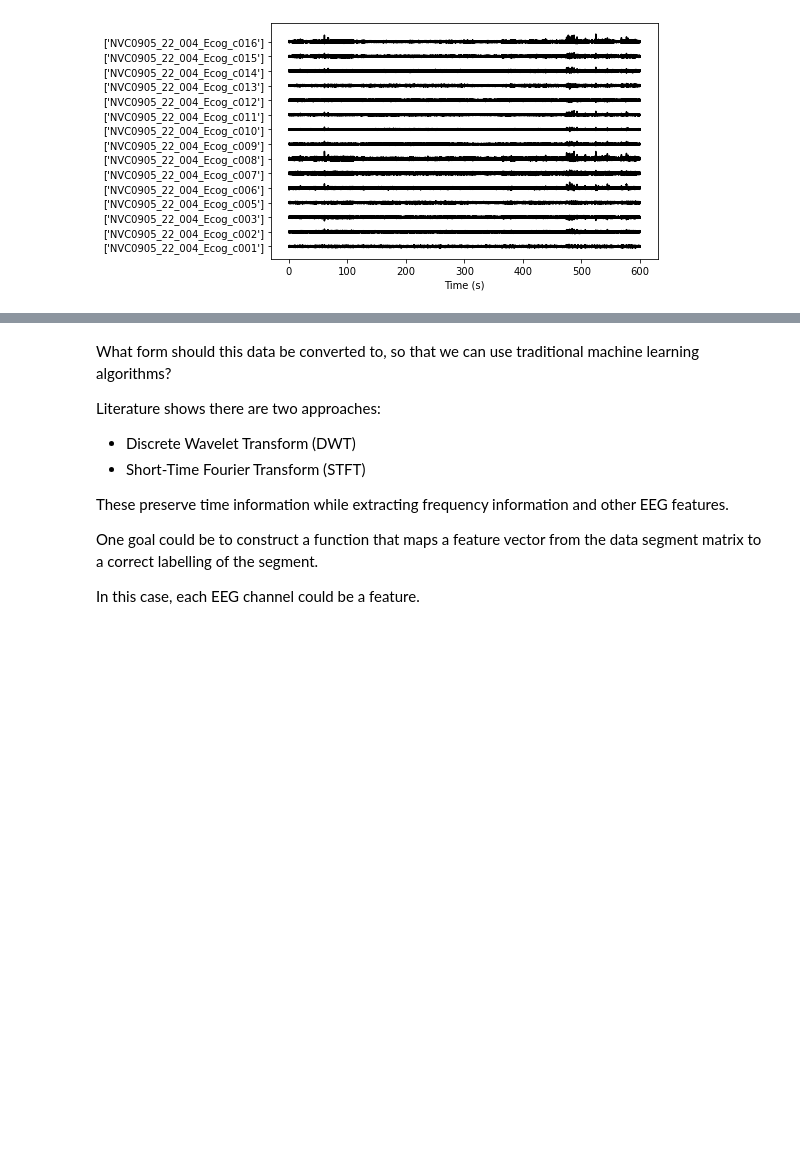
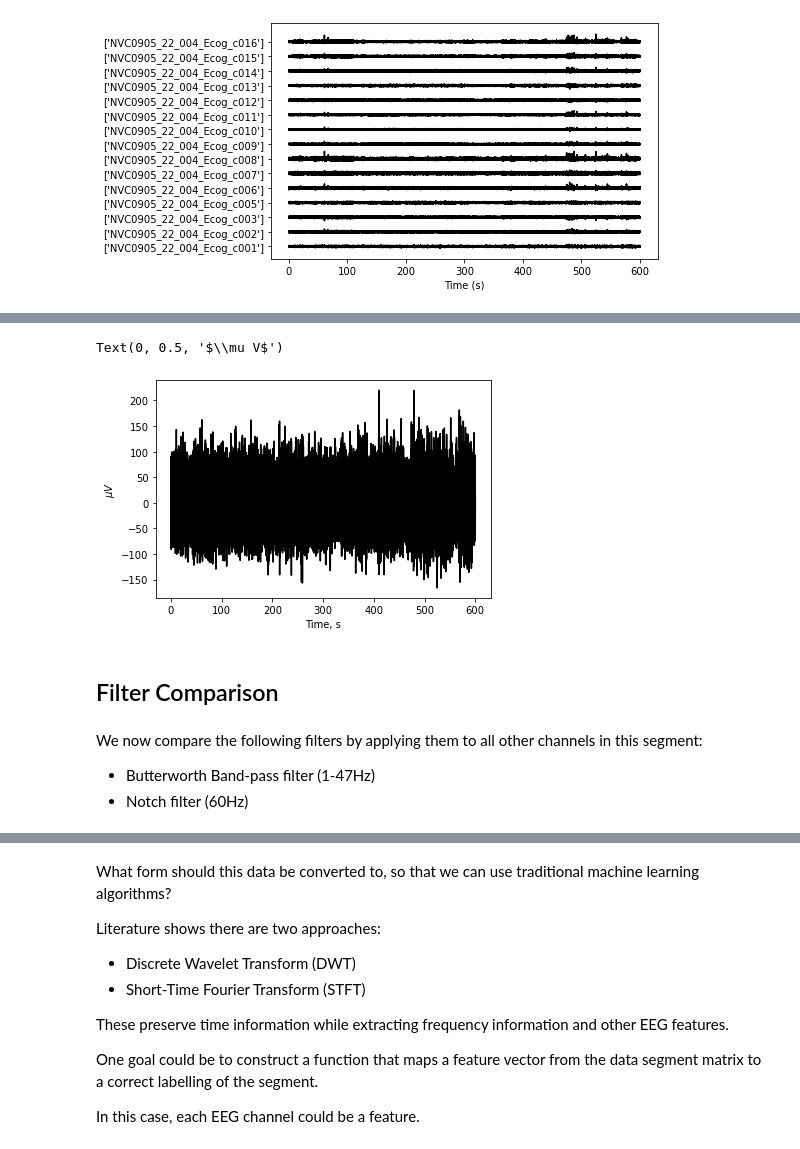
Before and after one commit to samisnotinsane/aes-kaggle-seizure-prediction, a Jupyter notebook: pre_process_signal.ipynb, the cells around one changed output, grey strips where cells are left out. Drawn from its saved outputs; the diff is of its cells as text; code cells hidden in the pictures; blank space fills up the shorter version.

```diff
--- a/pre_process_signal.ipynb
+++ b/pre_process_signal.ipynb
@@ -71,0 +139,20 @@ plot_eeg(X_train_mat[0])
+# %%
+b, a = signal.butter(4, [47, 53], btype='bandstop', fs=fs)
+y = signal.lfilter(b, a, x)
+# %%
+# visualise
+N = y.shape[0]
+t = np.arange(0, N) / fs
+plt.plot(t, y, color='k')
+plt.xlabel('Time, s')
+plt.ylabel('$\mu V$')
+# %% [output]
+Text(0, 0.5, '$\\mu V$')
+[figure, added]
+# %% [markdown]
+## Filter Comparison
+# %% [markdown]
+We now compare the following filters by applying them to all other channels in this segment:
+
+- Butterworth Band-pass filter (1-47Hz)
+- Notch filter (60Hz)
```
Also changed, not shown: parts of 30 cells of this notebook.
